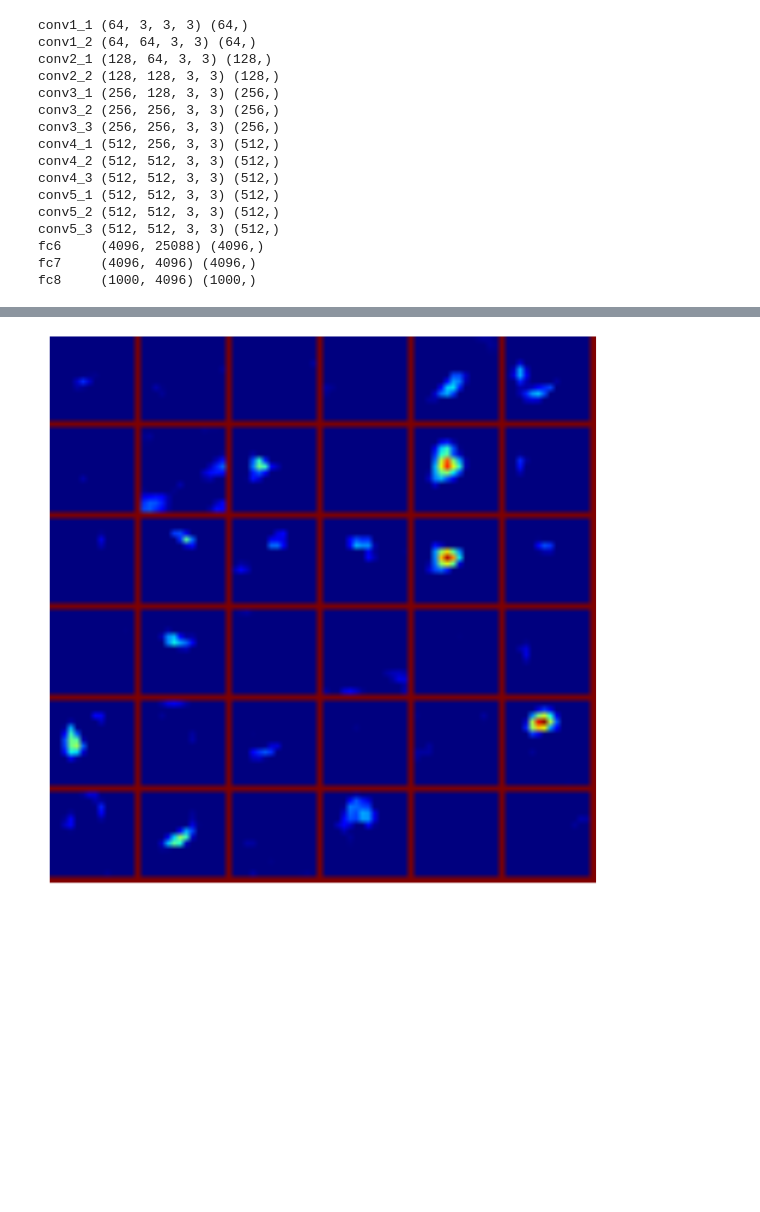
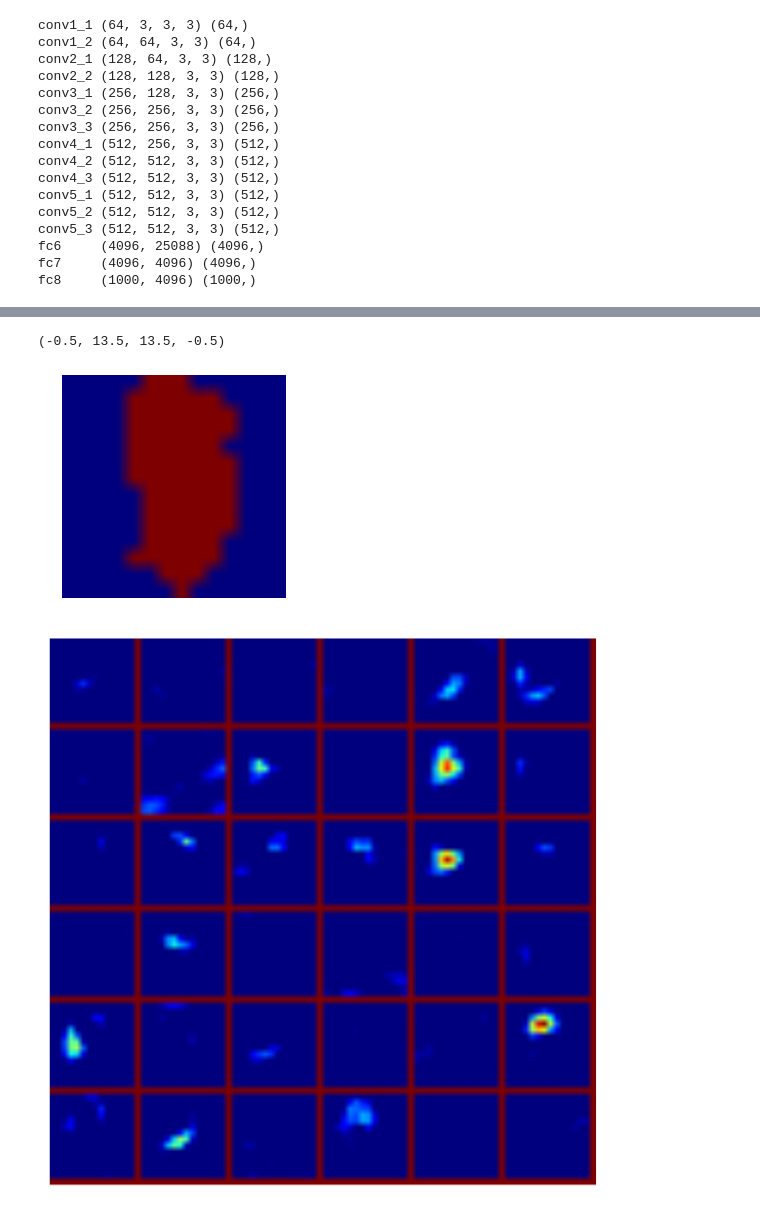
Before and after one commit to ybdong/paper, a Jupyter notebook: filter.ipynb, the cells around one changed output, grey strips where cells are left out. Saved outputs shown, nothing was run; the diff lists cells and outputs as text; code cells hidden in the pictures; blank space fills up the shorter version.

```diff
--- a/filter.ipynb
+++ b/filter.ipynb
@@ -189,0 +288,8 @@ plt.imshow(transformer.deprocess('data', net_full_conv.blobs['data'].data[0]));
+# %%
+tt,num=label(highlight2,return_num = True)
+
+tt[highlight2==False]=0
+
+tt[tt!=regionprops(tt)[0]['label']]=0
+# %%
+tt[1:1]=
@@ -190,3 +311,8 @@ plt.imshow(transformer.deprocess('data', net_full_conv.blobs['data'].data[0]));
+# %%
+plt.imshow(tt); plt.axis('off')
+# %% [output]
+(-0.5, 13.5, 13.5, -0.5)
+[figure, added]
 # %%
 feat2 = net_full_conv.blobs['conv5_3'].data[0,:36]
 vis_square(feat2)
```
Also changed, not shown: parts of 17 cells of this notebook.
